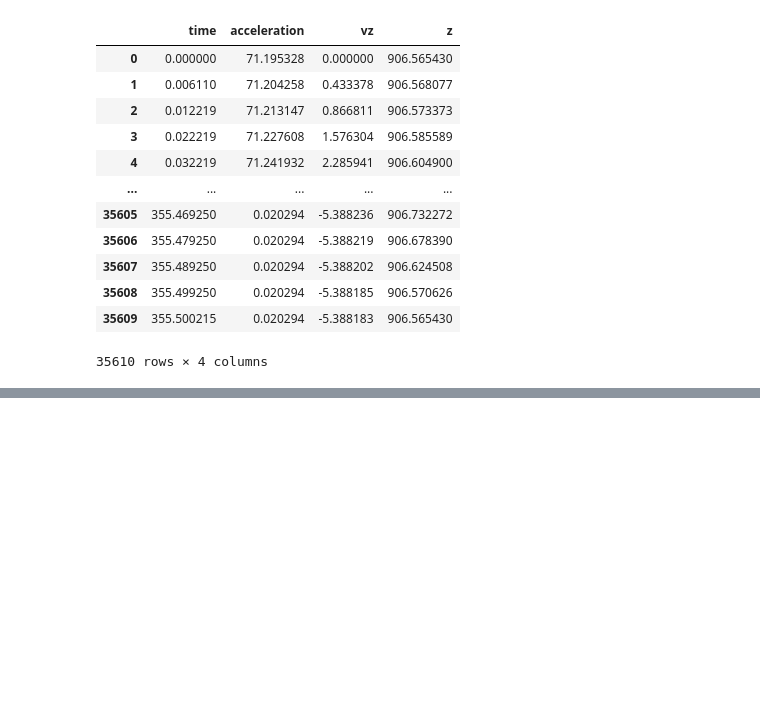
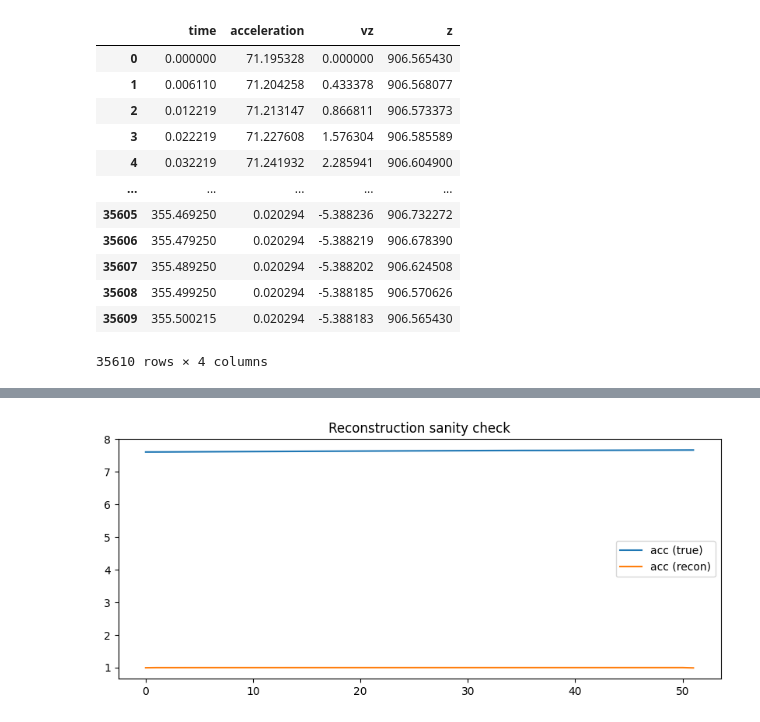
Before and after one commit to CSI-Rockets-Payload/payload-2025-26, a Jupyter notebook: model/preprocess.ipynb, the cells around one changed output, grey strips where cells are left out. Saved outputs shown, nothing was run; the diff lists cells and outputs as text; code cells hidden in the pictures; blank space fills up the shorter version.

Commit message:
run model

```diff
--- a/model/preprocess.ipynb
+++ b/model/preprocess.ipynb
@@ -65,0 +75,9 @@ array([[ 7.60753578e+00, -7.19042794e-03, -1.23671394e+00],
+# %%
+def make_windows(X, window_len=52, stride=13):
+    windows = []
+    for start in range(0, len(X) - window_len + 1, stride):
+        windows.append(X[start:start + window_len])
+    return np.stack(windows)
+
+X = X_norm      # (T, 3)
+X_win = make_windows(X, 52, 13)
@@ -65,0 +93,4 @@ array([[ 7.60753578e+00, -7.19042794e-03, -1.23671394e+00],
+# %%
+model = CAE1D(window_length=52)
+ae = model.build_cnn1d_autoencoder()
+ae.summary()
@@ -65,0 +113,10 @@ array([[ 7.60753578e+00, -7.19042794e-03, -1.23671394e+00],
+# %%
+# Training model
+history = ae.fit(
+    X_win,
+    X_win,
+    epochs=50,
+    batch_size=32,
+    shuffle=True,
+    validation_split=0.1
+)
@@ -65,0 +141,4 @@ array([[ 7.60753578e+00, -7.19042794e-03, -1.23671394e+00],
+# %%
+# Reconstruction and anomaly score
+X_hat = ae.predict(X_win)
+recon_error = np.mean((X_win - X_hat)**2, axis=(1, 2))
@@ -65,0 +147,11 @@ array([[ 7.60753578e+00, -7.19042794e-03, -1.23671394e+00],
+# %%
+i = 0
+
+plt.figure(figsize=(10, 4))
+plt.plot(X_win[i, :, 0], label="acc (true)")
+plt.plot(X_hat[i, :, 0], label="acc (recon)")
+plt.legend()
+plt.title("Reconstruction sanity check")
+plt.show()
+# %% [output]
+[figure, added]
```
Also changed, not shown: parts of 14 cells of this notebook, 1 other file.
